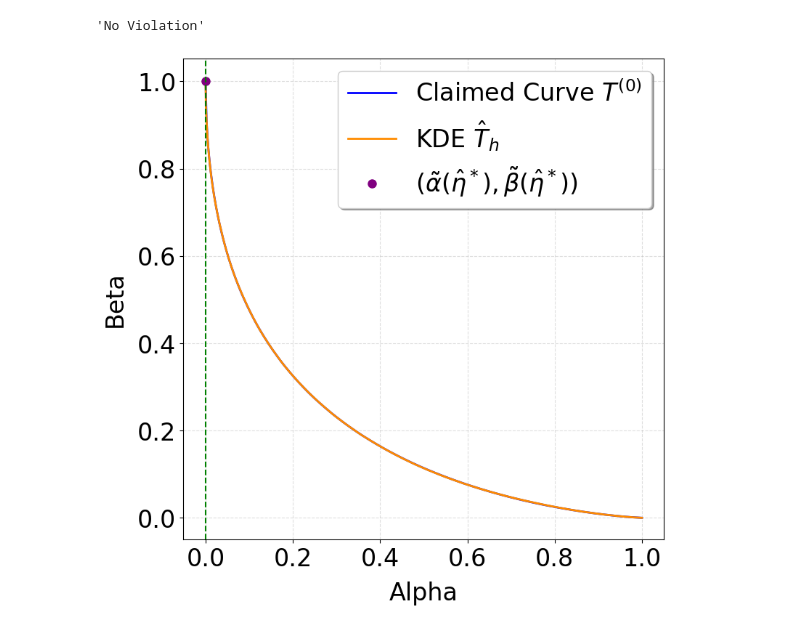
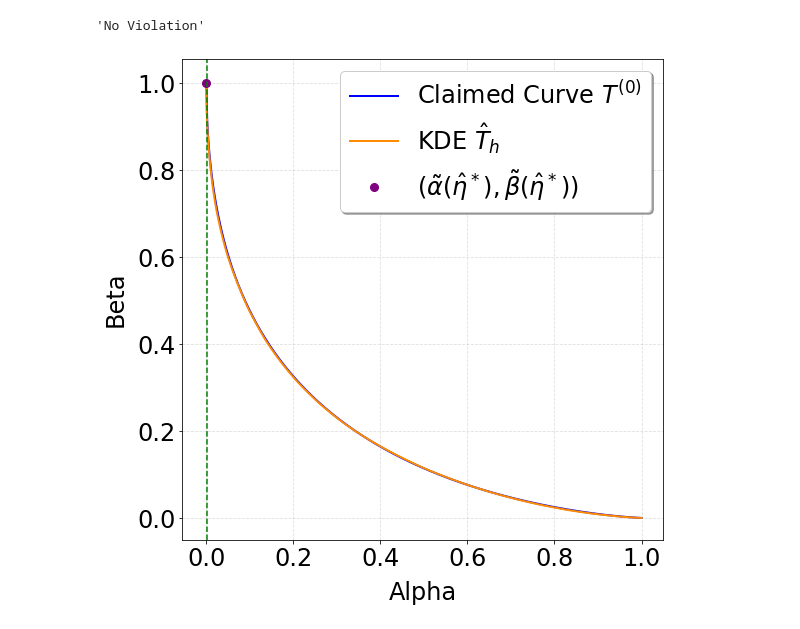
Before and after one commit to hadimalik12/fdp-estimation, a Jupyter notebook: notebook/auditor/auditing_fdp_curve_toy_sgd.ipynb, the cells around one changed output. Drawn from its saved outputs; the diff is of its cells as text; code cells hidden in the pictures.

```diff
--- a/notebook/auditor/auditing_fdp_curve_toy_sgd.ipynb
+++ b/notebook/auditor/auditing_fdp_curve_toy_sgd.ipynb
@@ -41,8 +41,8 @@ logging.basicConfig(
         # logging.StreamHandler()
     ]
 )
-num_train_samples=1000000
-kwargs = generate_params(num_train_samples, num_test_samples=1000000)
+num_train_samples=10**5
+kwargs = generate_params(num_train_samples, num_test_samples=10**3)
 claimed_f = kwargs["claimed_f"]
 auditor = toy_DPSGDPAuditor(kwargs)
 # %% [markdown]
@@ -55,8 +55,8 @@ output["Report"]
 'No Violation'
 # %%
 omega=baybox_acc_bound(num_train_samples, kwargs["gamma"])
-file_name = os.path.join(fig_dir, 'auditing_sgd_108.png')
+file_name = os.path.join(fig_dir, 'auditing_sgd_105.png')
 
 create_plot(omega, output["estimated_alpha"], output["estimated_beta"], np.linspace(0,1,500), output["scan_alpha"], output["scan_beta"], output["critical_alpha"], output["critical_beta"], file_name, claimed_f)
 # %% [output]
-[figure, old version]
+[figure, new version]
```
Also changed, not shown: 1 other file.
